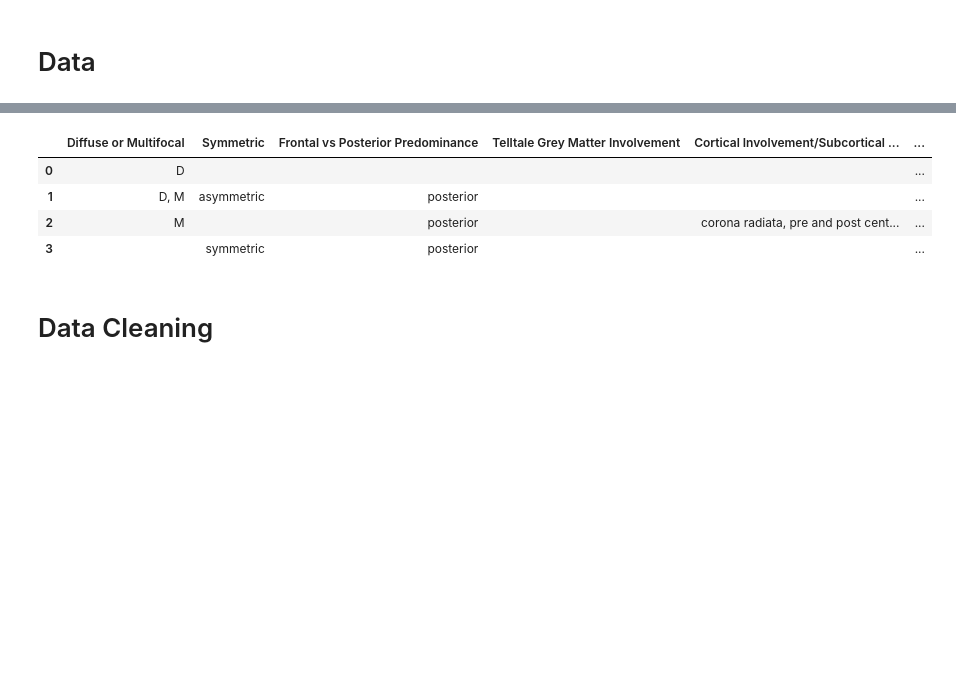
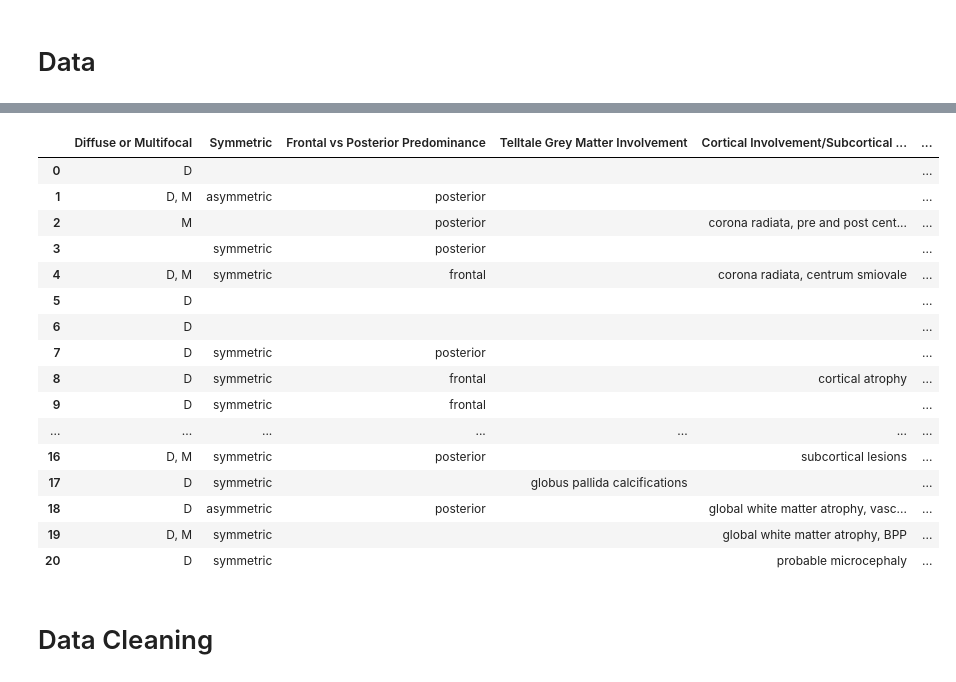
Before and after one commit to aley-1998/Imaging-based-diagnostic-algorithm-for-HSP-s-with-associated-white-matter-abnormalities., a Jupyter notebook: hsp.ipynb, the cells around one changed output, grey strips where cells are left out. Cells and saved outputs as stored; diff of their text form; code cells hidden in the pictures; blank space fills up the shorter version.

```diff
--- a/hsp.ipynb
+++ b/hsp.ipynb
@@ -83,12 +21,24 @@ results_df
 # %%
 # data preview
-df[:4]
+df
 # %% [output]
 |  | Diffuse or Multifocal | Symmetric | Frontal vs Posterior Predominance | Telltale Grey Matter Involvement | Cortical Involvement/Subcortical ... | ... |
 | 0 | D |  |  |  |  | ... |
 | 1 | D, M | asymmetric | posterior |  |  | ... |
 | 2 | M |  | posterior |  | corona radiata, pre and post cent... | ... |
 | 3 |  | symmetric | posterior |  |  | ... |
+| 4 | D, M | symmetric | frontal |  | corona radiata, centrum smiovale | ... |
+| 5 | D |  |  |  |  | ... |
+| 6 | D |  |  |  |  | ... |
+| 7 | D | symmetric | posterior |  |  | ... |
+| 8 | D | symmetric | frontal |  | cortical atrophy | ... |
+| 9 | D | symmetric | frontal |  |  | ... |
+| ... | ... | ... | ... | ... | ... | ... |
+| 16 | D, M | symmetric | posterior |  | subcortical lesions | ... |
+| 17 | D | symmetric |  | globus pallida calcifications |  | ... |
+| 18 | D | asymmetric | posterior |  | global white matter atrophy, vasc... | ... |
+| 19 | D, M | symmetric |  |  | global white matter atrophy, BPP | ... |
+| 20 | D | symmetric |  |  | probable microcephaly | ... |
 # %% [markdown]
 # Data Cleaning
 # %% [markdown]
```
Also changed, not shown: parts of 44 cells of this notebook.
